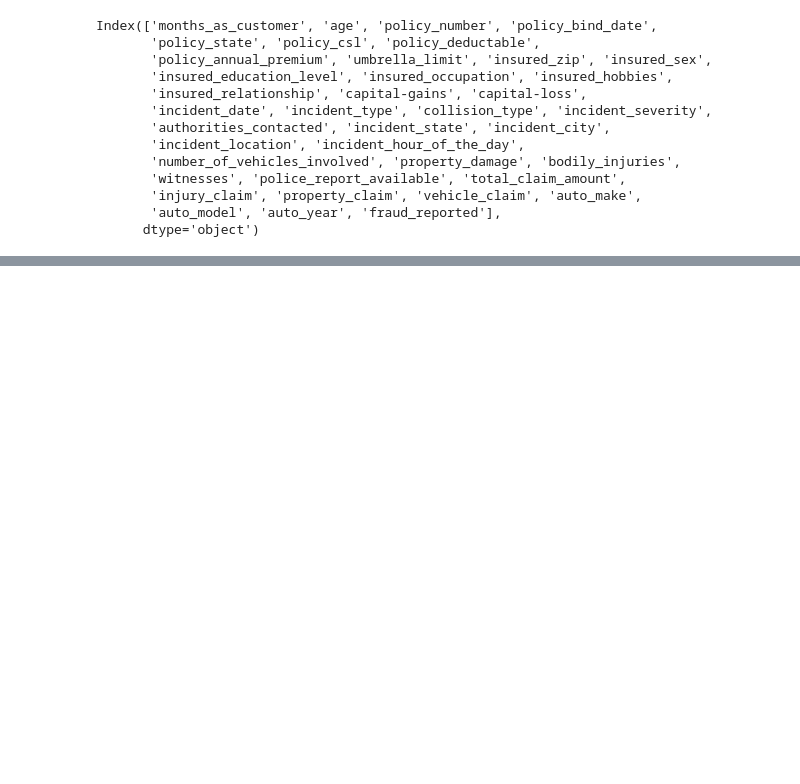
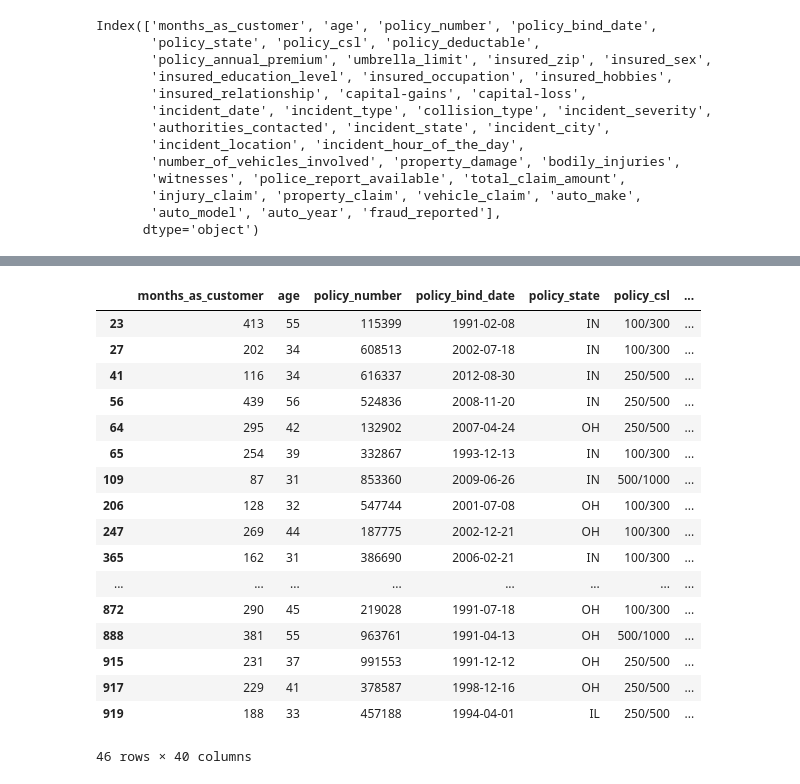
Before and after one commit to inkkuli/fraud_Insurance, a Jupyter notebook: test_fraud.ipynb, the cells around one changed output, grey strips where cells are left out. Saved outputs shown, nothing was run; the diff lists cells and outputs as text; code cells hidden in the pictures; blank space fills up the shorter version.

```diff
--- a/test_fraud.ipynb
+++ b/test_fraud.ipynb
@@ -125,0 +184,24 @@ df
+# %%
+df_chess = df[df["insured_hobbies"]=="chess"]
+df_crossfit = df[df["insured_hobbies"]=="cross-fit"]
+# %%
+df_chess
+# %% [output]
+|  | months_as_customer | age | policy_number | policy_bind_date | policy_state | policy_csl | ... |
+| 23 | 413 | 55 | 115399 | 1991-02-08 | IN | 100/300 | ... |
+| 27 | 202 | 34 | 608513 | 2002-07-18 | IN | 100/300 | ... |
+| 41 | 116 | 34 | 616337 | 2012-08-30 | IN | 250/500 | ... |
+| 56 | 439 | 56 | 524836 | 2008-11-20 | IN | 250/500 | ... |
+| 64 | 295 | 42 | 132902 | 2007-04-24 | OH | 250/500 | ... |
+| 65 | 254 | 39 | 332867 | 1993-12-13 | IN | 100/300 | ... |
+| 109 | 87 | 31 | 853360 | 2009-06-26 | IN | 500/1000 | ... |
+| 206 | 128 | 32 | 547744 | 2001-07-08 | OH | 100/300 | ... |
+| 247 | 269 | 44 | 187775 | 2002-12-21 | OH | 100/300 | ... |
+| 365 | 162 | 31 | 386690 | 2006-02-21 | IN | 100/300 | ... |
+| ... | ... | ... | ... | ... | ... | ... | ... |
+| 872 | 290 | 45 | 219028 | 1991-07-18 | OH | 100/300 | ... |
+| 888 | 381 | 55 | 963761 | 1991-04-13 | OH | 500/1000 | ... |
+| 915 | 231 | 37 | 991553 | 1991-12-12 | OH | 250/500 | ... |
+| 917 | 229 | 41 | 378587 | 1998-12-16 | OH | 250/500 | ... |
+| 919 | 188 | 33 | 457188 | 1994-04-01 | IL | 250/500 | ... |
+46 rows × 40 columns
```
Also changed, not shown: parts of 28 cells of this notebook, 1 other file.
